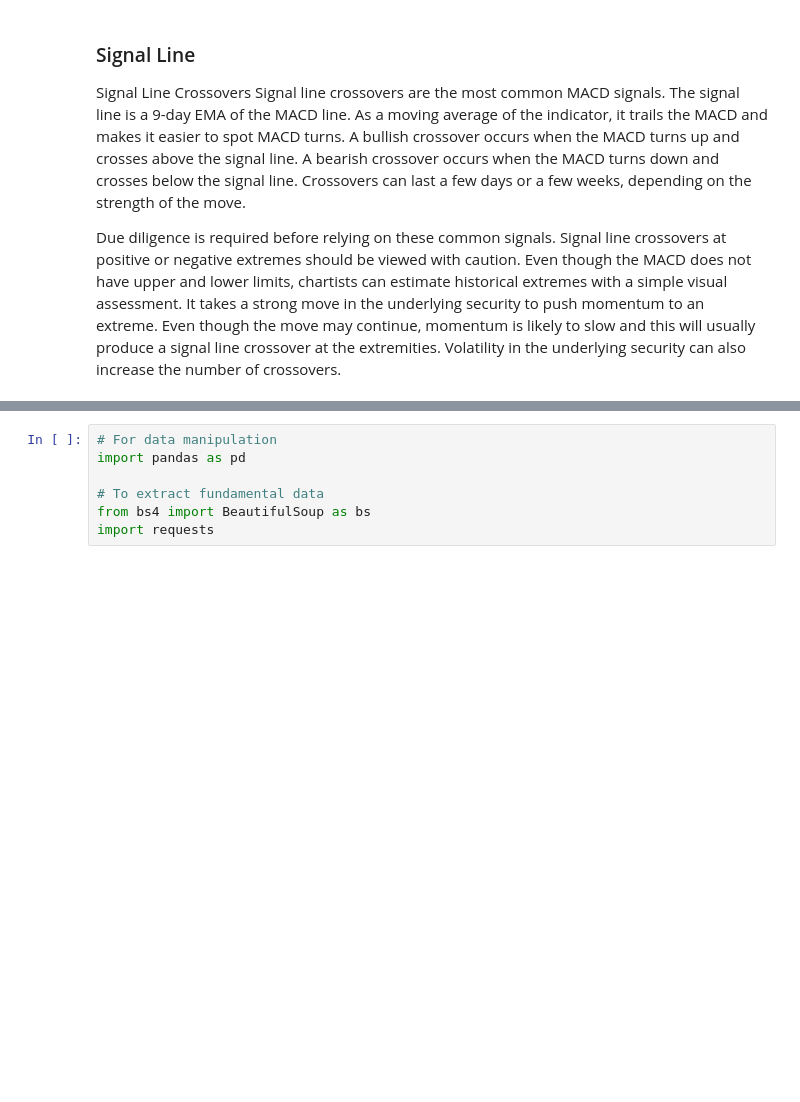
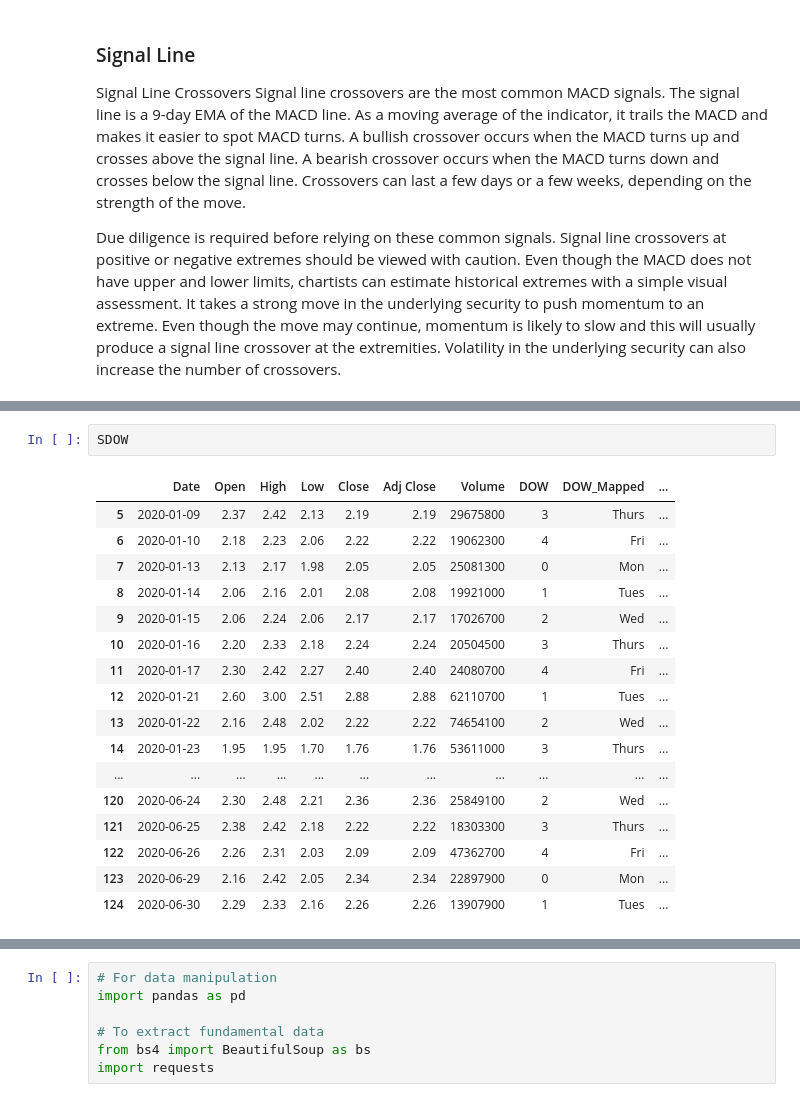
Before and after one commit to Mtaylert/Stock_Evaluation, a Jupyter notebook: StockEvaluations.ipynb, the cells around one changed output, grey strips where cells are left out. Drawn from its saved outputs; the diff is of its cells as text; blank space fills up the shorter version.

Commit message:
added volume

```diff
--- a/StockEvaluations.ipynb
+++ b/StockEvaluations.ipynb
@@ -130,3 +131,23 @@ plt.show()
+# %%
+SDOW
+# %% [output]
+|  | Date | Open | High | Low | Close | Adj Close | Volume | DOW | DOW_Mapped | ... |
+| 5 | 2020-01-09 | 2.37 | 2.42 | 2.13 | 2.19 | 2.19 | 29675800 | 3 | Thurs | ... |
+| 6 | 2020-01-10 | 2.18 | 2.23 | 2.06 | 2.22 | 2.22 | 19062300 | 4 | Fri | ... |
+| 7 | 2020-01-13 | 2.13 | 2.17 | 1.98 | 2.05 | 2.05 | 25081300 | 0 | Mon | ... |
+| 8 | 2020-01-14 | 2.06 | 2.16 | 2.01 | 2.08 | 2.08 | 19921000 | 1 | Tues | ... |
+| 9 | 2020-01-15 | 2.06 | 2.24 | 2.06 | 2.17 | 2.17 | 17026700 | 2 | Wed | ... |
+| 10 | 2020-01-16 | 2.20 | 2.33 | 2.18 | 2.24 | 2.24 | 20504500 | 3 | Thurs | ... |
+| 11 | 2020-01-17 | 2.30 | 2.42 | 2.27 | 2.40 | 2.40 | 24080700 | 4 | Fri | ... |
+| 12 | 2020-01-21 | 2.60 | 3.00 | 2.51 | 2.88 | 2.88 | 62110700 | 1 | Tues | ... |
+| 13 | 2020-01-22 | 2.16 | 2.48 | 2.02 | 2.22 | 2.22 | 74654100 | 2 | Wed | ... |
+| 14 | 2020-01-23 | 1.95 | 1.95 | 1.70 | 1.76 | 1.76 | 53611000 | 3 | Thurs | ... |
+| ... | ... | ... | ... | ... | ... | ... | ... | ... | ... | ... |
+| 120 | 2020-06-24 | 2.30 | 2.48 | 2.21 | 2.36 | 2.36 | 25849100 | 2 | Wed | ... |
+| 121 | 2020-06-25 | 2.38 | 2.42 | 2.18 | 2.22 | 2.22 | 18303300 | 3 | Thurs | ... |
+| 122 | 2020-06-26 | 2.26 | 2.31 | 2.03 | 2.09 | 2.09 | 47362700 | 4 | Fri | ... |
+| 123 | 2020-06-29 | 2.16 | 2.42 | 2.05 | 2.34 | 2.34 | 22897900 | 0 | Mon | ... |
+| 124 | 2020-06-30 | 2.29 | 2.33 | 2.16 | 2.26 | 2.26 | 13907900 | 1 | Tues | ... |
 # %%
 DOW_DF = SDOW.groupby('DOW_Mapped')['Open'].mean().reset_index()
 plt.title("Average Open Price per Day of Week")
```
Also changed, not shown: parts of 4 cells of this notebook.
